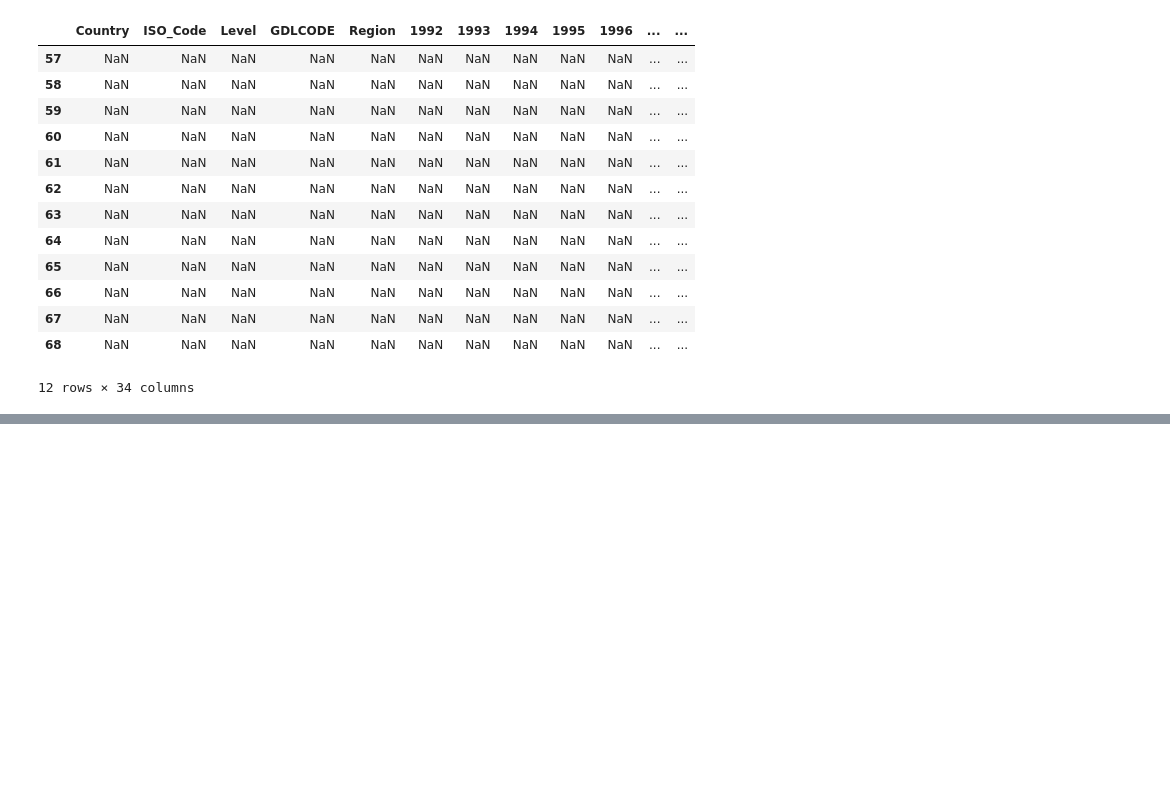
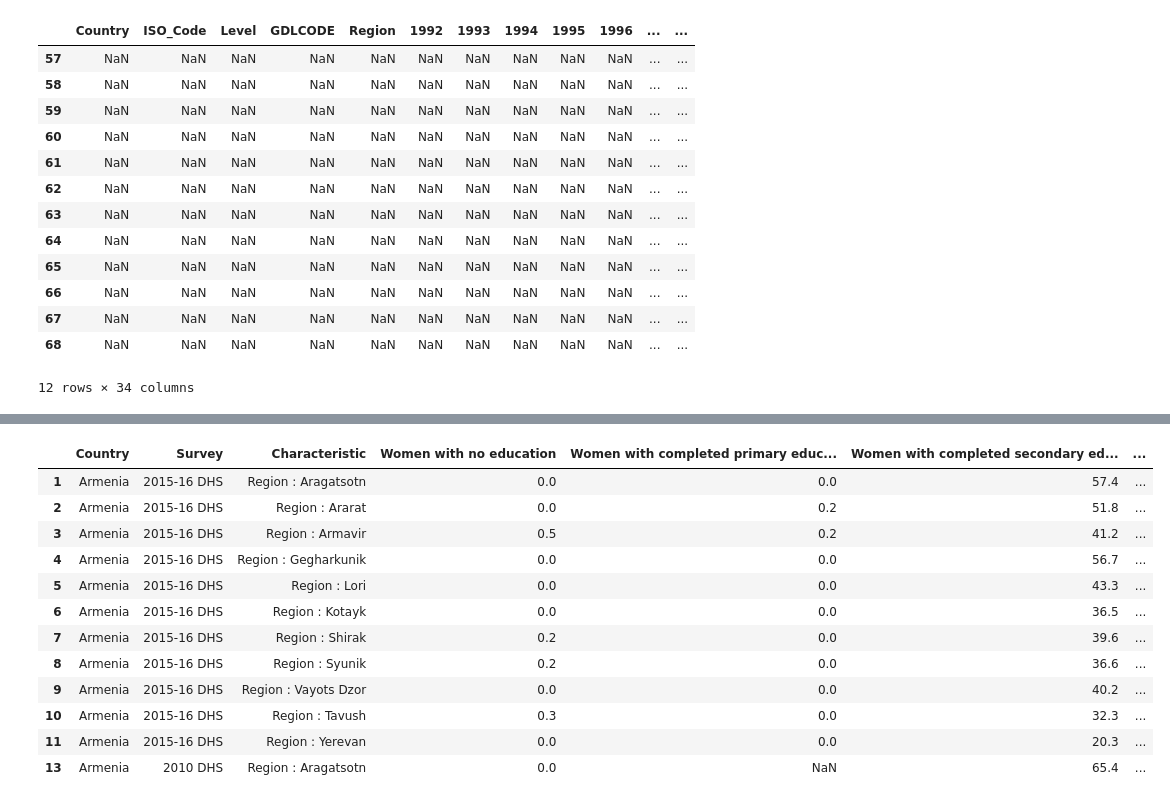
Before and after one commit to fayshaw/data_preprocessing, a Jupyter notebook: livwell.ipynb, the cells around one changed output, grey strips where cells are left out. Saved outputs shown, nothing was run; the diff lists cells and outputs as text; code cells hidden in the pictures; blank space fills up the shorter version.

```diff
--- a/livwell.ipynb
+++ b/livwell.ipynb
@@ -644,3 +625,22 @@ armenia_gdl_melt
 | 358 | Armenia | ARM | ARMr109 | Vayots Dzor | 2020 | NaN |
 | 359 | Armenia | ARM | ARMr111 | Yerevan | 2020 | NaN |
 360 rows × 6 columns
+# %%
+rename_cols = {'Median years of education completed [Women]' : 'ED_educ_years_mean'}
+
+education_armenia_renamed = education_armenia.rename(columns=rename_cols)
+education_armenia_renamed.head(12)
+# %% [output]
+|  | Country | Survey | Characteristic | Women with no education | Women with completed primary educ... | Women with completed secondary ed... | ... |
+| 1 | Armenia | 2015-16 DHS | Region : Aragatsotn | 0.0 | 0.0 | 57.4 | ... |
+| 2 | Armenia | 2015-16 DHS | Region : Ararat | 0.0 | 0.2 | 51.8 | ... |
+| 3 | Armenia | 2015-16 DHS | Region : Armavir | 0.5 | 0.2 | 41.2 | ... |
+| 4 | Armenia | 2015-16 DHS | Region : Gegharkunik | 0.0 | 0.0 | 56.7 | ... |
+| 5 | Armenia | 2015-16 DHS | Region : Lori | 0.0 | 0.0 | 43.3 | ... |
+| 6 | Armenia | 2015-16 DHS | Region : Kotayk | 0.0 | 0.0 | 36.5 | ... |
+| 7 | Armenia | 2015-16 DHS | Region : Shirak | 0.2 | 0.0 | 39.6 | ... |
+| 8 | Armenia | 2015-16 DHS | Region : Syunik | 0.2 | 0.0 | 36.6 | ... |
+| 9 | Armenia | 2015-16 DHS | Region : Vayots Dzor | 0.0 | 0.0 | 40.2 | ... |
+| 10 | Armenia | 2015-16 DHS | Region : Tavush | 0.3 | 0.0 | 32.3 | ... |
+| 11 | Armenia | 2015-16 DHS | Region : Yerevan | 0.0 | 0.0 | 20.3 | ... |
+| 13 | Armenia | 2010 DHS | Region : Aragatsotn | 0.0 | NaN | 65.4 | ... |
```
Also changed, not shown: parts of 22 cells of this notebook.
